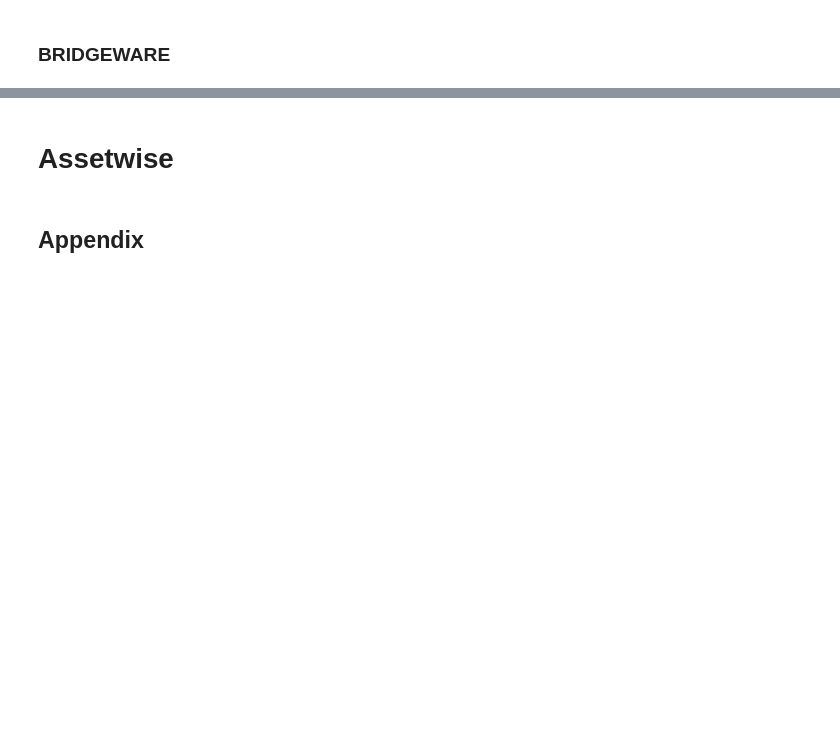
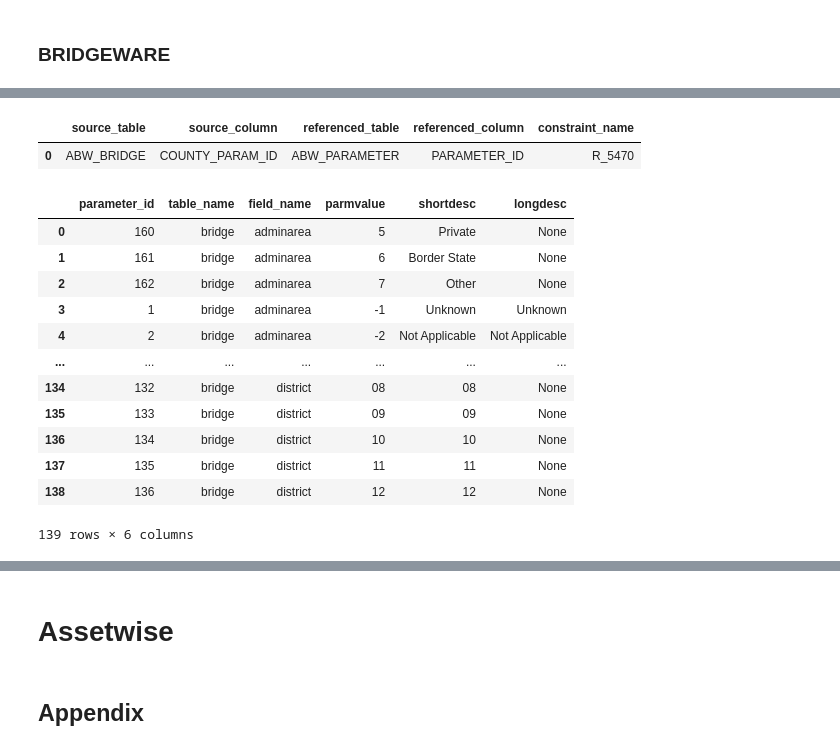
Before and after one commit to drparks71w/CivilPy, a Jupyter notebook: Notebooks/Bridge Queries.ipynb, the cells around one changed output, grey strips where cells are left out. Cells and saved outputs as stored; diff of their text form; code cells hidden in the pictures; blank space fills up the shorter version.

```diff
--- a/Notebooks/Bridge Queries.ipynb
+++ b/Notebooks/Bridge Queries.ipynb
@@ -181,7 +181,9 @@ df
 # %%
-def get_table(schema, table):
+# from civilpy.general import get_table
+
+def get_table_as_df(conn, schema, table):
     query = text(f"SELECT * FROM {schema}.{table}")
-    result = oracle_conn.execute(query)
+    result = conn.execute(query)
     df = pd.DataFrame(result.fetchall(), columns=result.keys())
 
     return df
@@ -323,3 +427,27 @@ single_bridge
+# %%
+df_fk
+# %% [output]
+|  | source_table | source_column | referenced_table | referenced_column | constraint_name |
+| 0 | ABW_BRIDGE | COUNTY_PARAM_ID | ABW_PARAMETER | PARAMETER_ID | R_5470 |
 # %%
-print(df.columns.to_list())
-print(df.shape)
+df = get_table("BRIDGEWARE", "ABW_PARAMETER")
+# %%
+bridge_values = df[df['table_name'] == 'bridge']
+# %%
+df = bridge_values
+# %%
+df
+# %% [output]
+|  | parameter_id | table_name | field_name | parmvalue | shortdesc | longdesc |
+| 0 | 160 | bridge | adminarea | 5 | Private | None |
+| 1 | 161 | bridge | adminarea | 6 | Border State | None |
+| 2 | 162 | bridge | adminarea | 7 | Other | None |
+| 3 | 1 | bridge | adminarea | -1 | Unknown | Unknown |
+| 4 | 2 | bridge | adminarea | -2 | Not Applicable | Not Applicable |
+| ... | ... | ... | ... | ... | ... | ... |
+| 134 | 132 | bridge | district | 08 | 08 | None |
+| 135 | 133 | bridge | district | 09 | 09 | None |
+| 136 | 134 | bridge | district | 10 | 10 | None |
+| 137 | 135 | bridge | district | 11 | 11 | None |
+| 138 | 136 | bridge | district | 12 | 12 | None |
+139 rows × 6 columns
```
Also changed, not shown: parts of 29 cells of this notebook, 4 other files.
